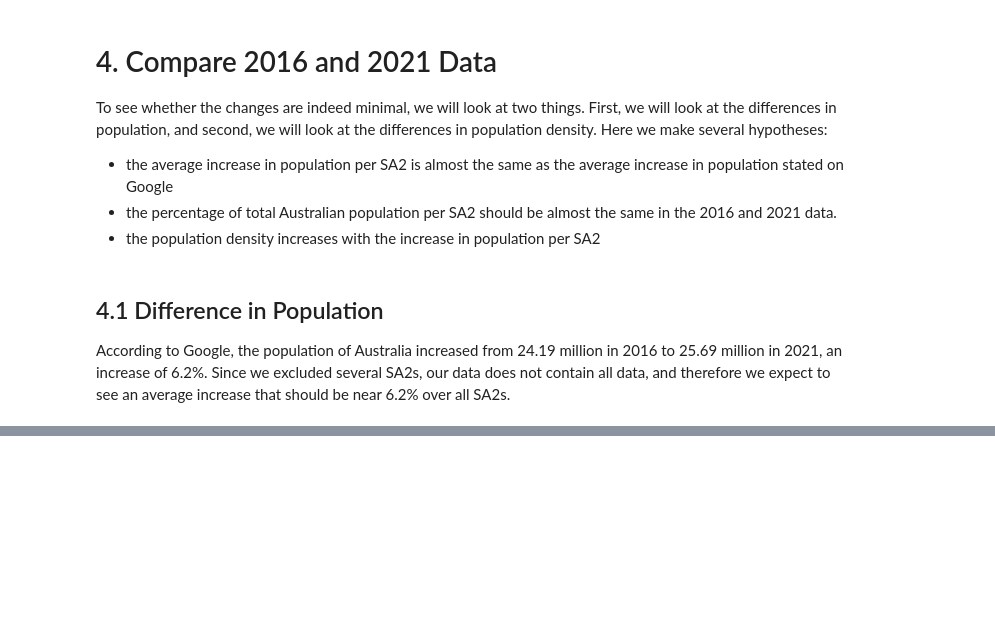
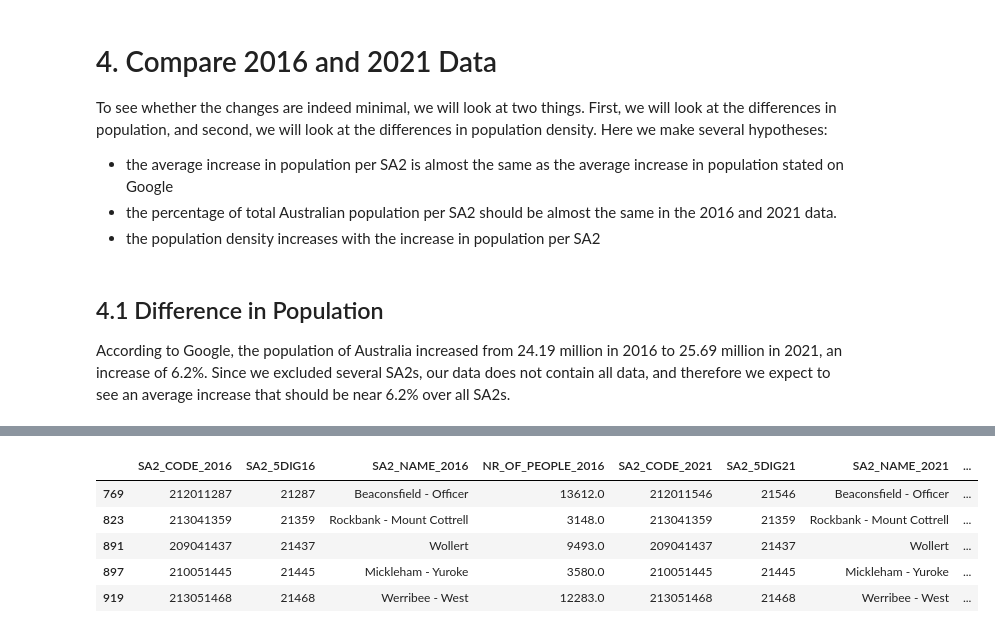
Before and after one commit to NielsvBeuningen/knowledge-engineering, a Jupyter notebook: data/compare2016-2021.ipynb, the cells around one changed output, grey strips where cells are left out. Saved outputs shown, nothing was run; the diff lists cells and outputs as text; code cells hidden in the pictures; blank space fills up the shorter version.

```diff
--- a/data/compare2016-2021.ipynb
+++ b/data/compare2016-2021.ipynb
@@ -8,11 +8,7 @@ import plotly.express as px
 ## 1. Data
 ### 1.1 Load Data
 # %%
-# df_2016o = pd.read_csv("processed/SA2PopulationData2016.csv")
-# df_2016o.head()
-
-
-df_2016 = pd.read_excel("new data/2016_data_good.xlsx")
+df_2016 = pd.read_excel("processed/2016_data_good.xlsx")
 df_2016.head()
 # %% [output]
 |  | S/T code | S/T name | GCCSA code | GCCSA name | SA4 code | SA4 name | SA3 code | SA3 name | SA2 code | ... |
@@ -238,3 +230,0 @@ Eventhough the population of Australia increased by 6.2%, we expect to see almos
-# %%
-df_merged["nr_diff_percentages"] = [row["NR_OF_PEOPLE_2016_%"]-row["ERP_P_202021 (%)"] for _,row in df_merged.iterrows()]
-df_merged["nr_diff_percentages_%"] = [(row["NR_OF_PEOPLE_2016_%"]-row["ERP_P_202021 (%)"])/row["ERP_P_202021 (%)"]*100 for _,row in df_merged.iterrows()]
@@ -367,4 +230,0 @@ Here we can see that the areas are very close to each other
-# %%
-for i,row in df_merged.iterrows():
-    if row["SA2_NAME_2016"].replace("`","'")!=row["SA2_NAME_2021"]:
-        print(i,row["SA2_NAME_2016"],"|",row["SA2_NAME_2021"])
@@ -393,0 +235,3 @@ The Percentage of the population and population density have grown (or decreased
+# %%
+df_merged["nr_diff_in_pop"] = [row["ERP_P_202021"] - row["NR_OF_PEOPLE_2016"] for _,row in df_merged.iterrows()]
+df_merged["nr_diff_in_pop"].describe()
@@ -393,0 +251,9 @@ The Percentage of the population and population density have grown (or decreased
+# %%
+df_merged[df_merged["nr_diff_in_pop"]>10000]
+# %% [output]
+|  | SA2_CODE_2016 | SA2_5DIG16 | SA2_NAME_2016 | NR_OF_PEOPLE_2016 | SA2_CODE_2021 | SA2_5DIG21 | SA2_NAME_2021 | ... |
+| 769 | 212011287 | 21287 | Beaconsfield - Officer | 13612.0 | 212011546 | 21546 | Beaconsfield - Officer | ... |
+| 823 | 213041359 | 21359 | Rockbank - Mount Cottrell | 3148.0 | 213041359 | 21359 | Rockbank - Mount Cottrell | ... |
+| 891 | 209041437 | 21437 | Wollert | 9493.0 | 209041437 | 21437 | Wollert | ... |
+| 897 | 210051445 | 21445 | Mickleham - Yuroke | 3580.0 | 210051445 | 21445 | Mickleham - Yuroke | ... |
+| 919 | 213051468 | 21468 | Werribee - West | 12283.0 | 213051468 | 21468 | Werribee - West | ... |
```
Also changed, not shown: parts of 63 cells of this notebook.
